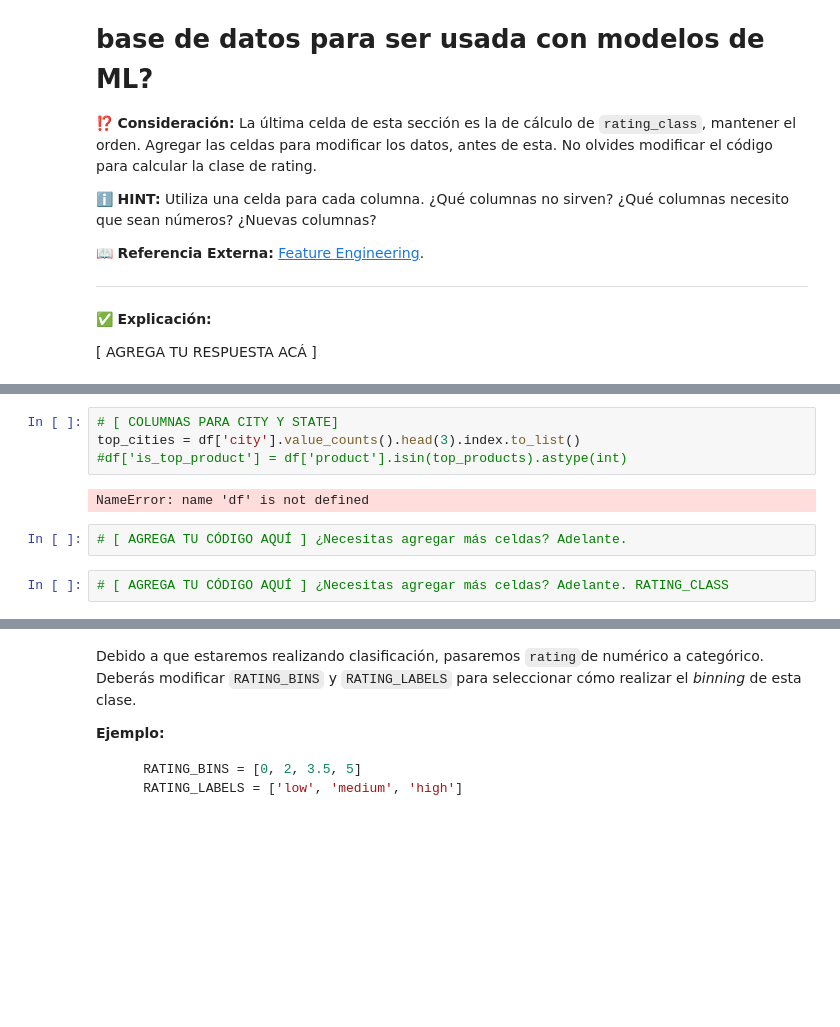
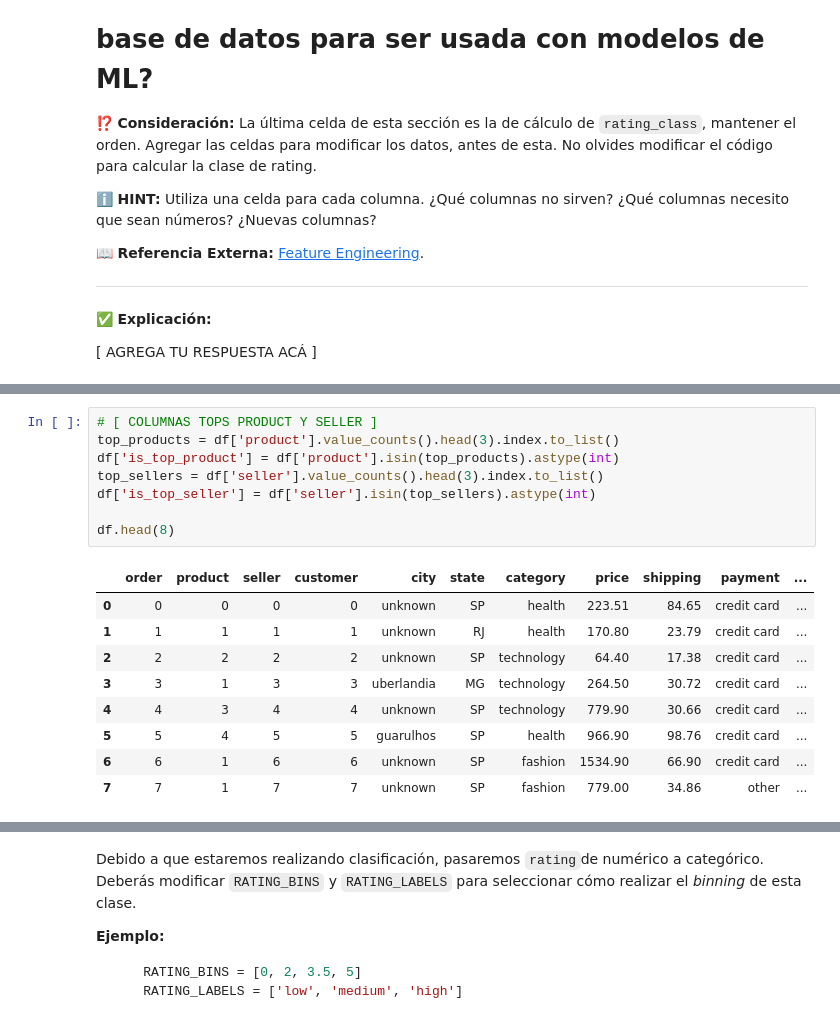
Before and after one commit to julvc/python_diplo, a Jupyter notebook: MP2.ipynb, the cells around one changed output, grey strips where cells are left out. Drawn from its saved outputs; the diff is of its cells as text; blank space fills up the shorter version.

```diff
--- a/MP2.ipynb
+++ b/MP2.ipynb
@@ -136,10 +155,18 @@ dtype: float64
 # %%
-# [ COLUMNAS PARA CITY Y STATE]
-top_cities = df['city'].value_counts().head(3).index.to_list()
-#df['is_top_product'] = df['product'].isin(top_products).astype(int)
+# [ COLUMNAS TOPS PRODUCT Y SELLER ]
+top_products = df['product'].value_counts().head(3).index.to_list()
+df['is_top_product'] = df['product'].isin(top_products).astype(int)
+top_sellers = df['seller'].value_counts().head(3).index.to_list()
+df['is_top_seller'] = df['seller'].isin(top_sellers).astype(int)
+
+df.head(8)
 # %% [output]
-NameError: name 'df' is not defined
+|  | order | product | seller | customer | city | state | category | price | shipping | payment | ... |
+| 0 | 0 | 0 | 0 | 0 | unknown | SP | health | 223.51 | 84.65 | credit card | ... |
+| 1 | 1 | 1 | 1 | 1 | unknown | RJ | health | 170.80 | 23.79 | credit card | ... |
+| 2 | 2 | 2 | 2 | 2 | unknown | SP | technology | 64.40 | 17.38 | credit card | ... |
+| 3 | 3 | 1 | 3 | 3 | uberlandia | MG | technology | 264.50 | 30.72 | credit card | ... |
+| 4 | 4 | 3 | 4 | 4 | unknown | SP | technology | 779.90 | 30.66 | credit card | ... |
+| 5 | 5 | 4 | 5 | 5 | guarulhos | SP | health | 966.90 | 98.76 | credit card | ... |
+| 6 | 6 | 1 | 6 | 6 | unknown | SP | fashion | 1534.90 | 66.90 | credit card | ... |
+| 7 | 7 | 1 | 7 | 7 | unknown | SP | fashion | 779.00 | 34.86 | other | ... |
-# %%
-# [ AGREGA TU CÓDIGO AQUÍ ] ¿Necesitas agregar más celdas? Adelante.
-# %%
-# [ AGREGA TU CÓDIGO AQUÍ ] ¿Necesitas agregar más celdas? Adelante. RATING_CLASS
```
Also changed, not shown: parts of 5 cells of this notebook.
